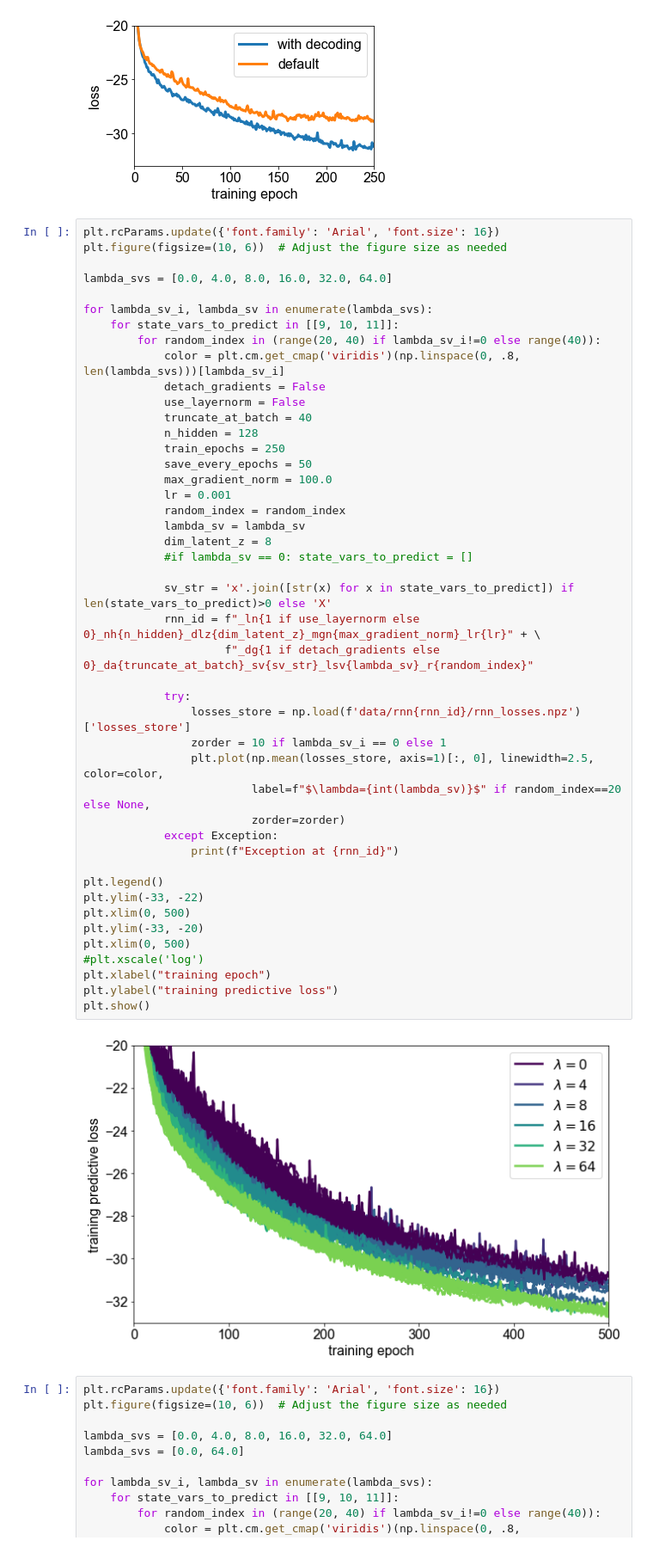
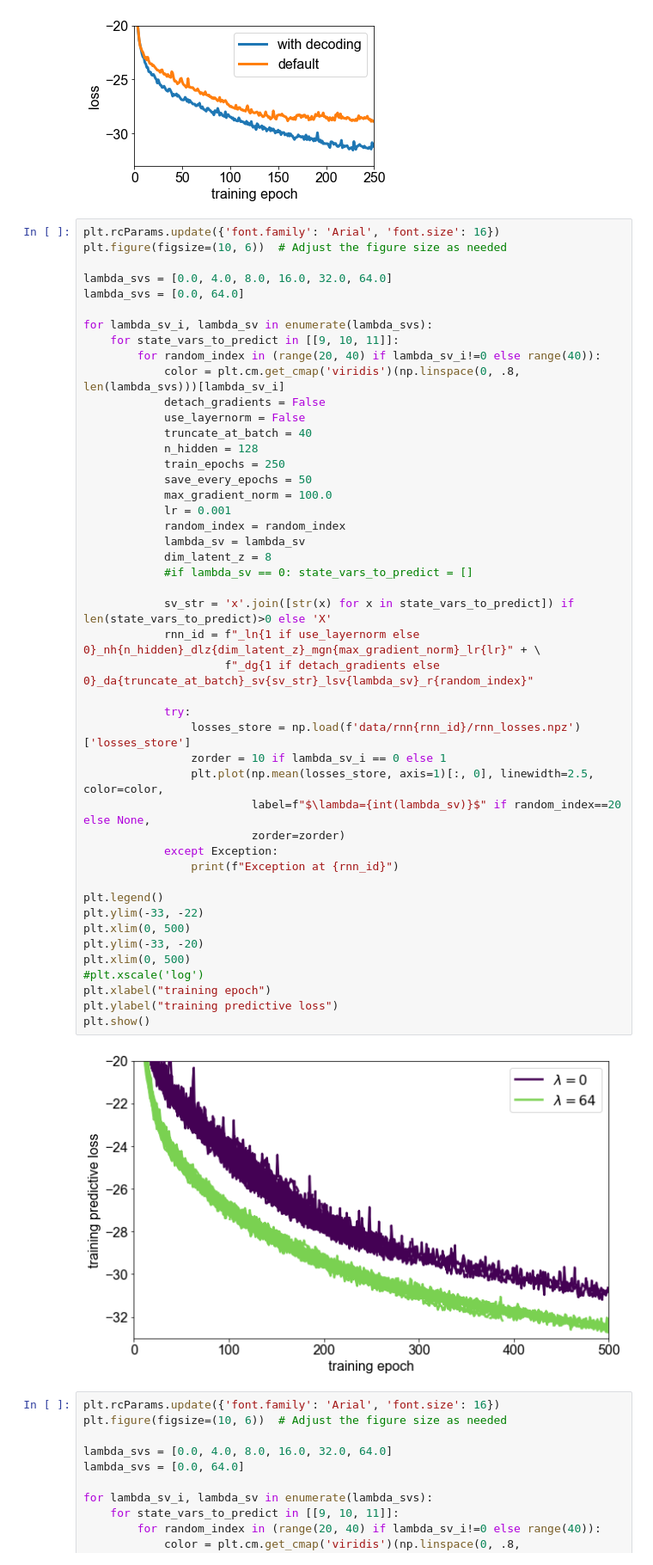
Before and after one commit to azaho/flappydream, a Jupyter notebook: testing.ipynb, the cells around one changed output. Shown at 86% size. Drawn from its saved outputs; the diff is of its cells as text.

```diff
--- a/testing.ipynb
+++ b/testing.ipynb
@@ -167,6 +167,7 @@ plt.rcParams.update({'font.family': 'Arial', 'font.size': 16})
 plt.figure(figsize=(10, 6))  # Adjust the figure size as needed
 
 lambda_svs = [0.0, 4.0, 8.0, 16.0, 32.0, 64.0]
+lambda_svs = [0.0, 64.0]
 
 for lambda_sv_i, lambda_sv in enumerate(lambda_svs):
     for state_vars_to_predict in [[9, 10, 11]]:
@@ -181,34 +182,34 @@ for lambda_sv_i, lambda_sv in enumerate(lambda_svs):
             max_gradient_norm = 100.0
             lr = 0.001
             random_index = random_index
             lambda_sv = lambda_sv
             dim_latent_z = 8
             #if lambda_sv == 0: state_vars_to_predict = []
 
             sv_str = 'x'.join([str(x) for x in state_vars_to_predict]) if len(state_vars_to_predict)>0 else 'X'
             rnn_id = f"_ln{1 if use_layernorm else 0}_nh{n_hidden}_dlz{dim_latent_z}_mgn{max_gradient_norm}_lr{lr}" + \
                      f"_dg{1 if detach_gradients else 0}_da{truncate_at_batch}_sv{sv_str}_lsv{lambda_sv}_r{random_index}"
 
             try:
                 losses_store = np.load(f'data/rnn{rnn_id}/rnn_losses.npz')['losses_store']
                 zorder = 10 if lambda_sv_i == 0 else 1
                 plt.plot(np.mean(losses_store, axis=1)[:, 0], linewidth=2.5, color=color,
                          label=f"$\lambda={int(lambda_sv)}$" if random_index==20 else None,
                          zorder=zorder)
             except Exception:
                 print(f"Exception at {rnn_id}")
 
 plt.legend()
 plt.ylim(-33, -22)
 plt.xlim(0, 500)
 plt.ylim(-33, -20)
 plt.xlim(0, 500)
 #plt.xscale('log')
 plt.xlabel("training epoch")
 plt.ylabel("training predictive loss")
 plt.show()
 # %% [output]
-[figure, old version]
+[figure, new version]
 # %%
 plt.rcParams.update({'font.family': 'Arial', 'font.size': 16})
 plt.figure(figsize=(10, 6))  # Adjust the figure size as needed
```
Also changed, not shown: 5 other files.
